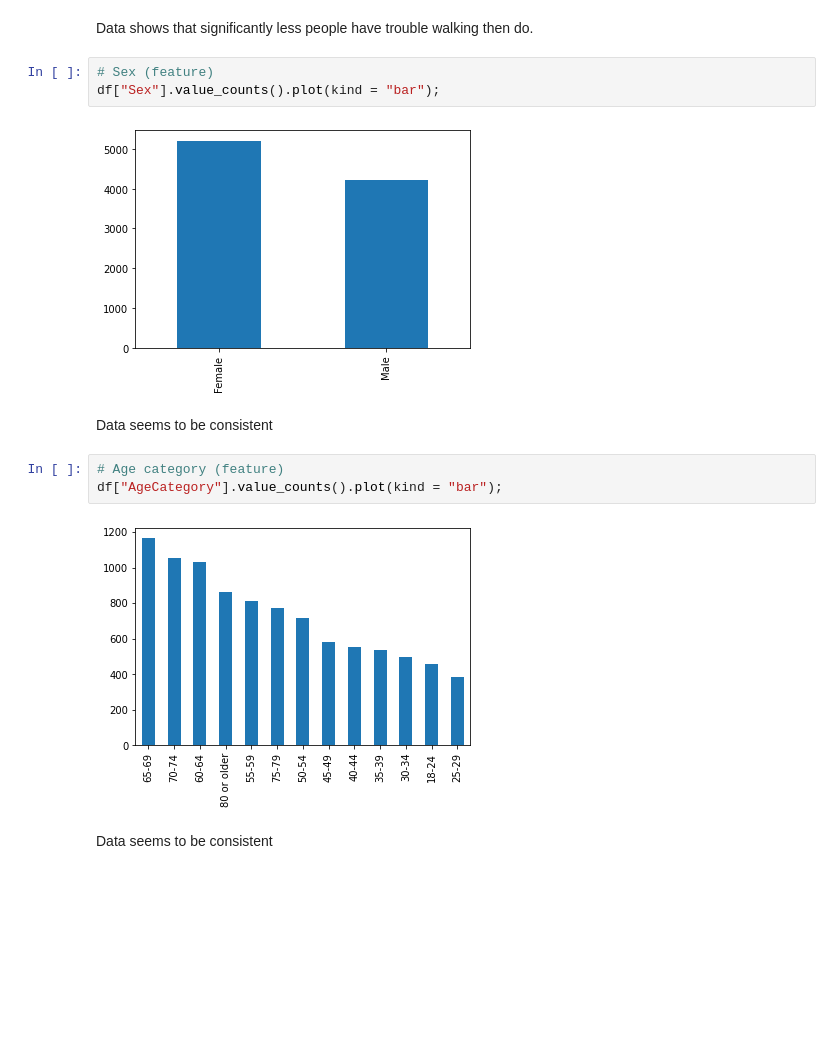
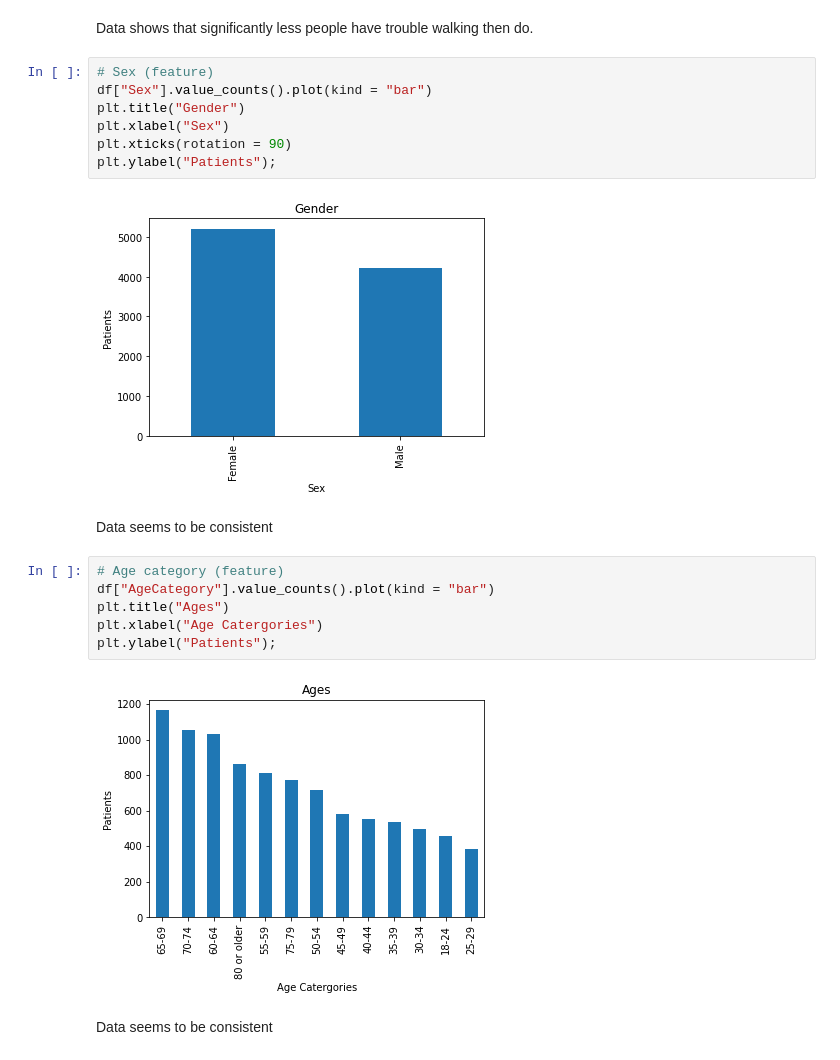
Before and after one commit to slagana8/Heart_Disease_Indicators, a Jupyter notebook: Indicators_of_Heart_Disease.ipynb, the cells around one changed output. Drawn from its saved outputs; the diff is of its cells as text; blank space fills up the shorter version.

```diff
--- a/Indicators_of_Heart_Disease.ipynb
+++ b/Indicators_of_Heart_Disease.ipynb
@@ -218,16 +251,23 @@ df["DiffWalking"].value_counts().plot(kind = "bar");
 Data shows that significantly less people have trouble walking then do.
 # %%
 # Sex (feature)
-df["Sex"].value_counts().plot(kind = "bar");
+df["Sex"].value_counts().plot(kind = "bar")
+plt.title("Gender")
+plt.xlabel("Sex")
+plt.xticks(rotation = 90)
+plt.ylabel("Patients");
 # %% [output]
-[figure, old version]
+[figure, new version]
 # %% [markdown]
 Data seems to be consistent
 # %%
 # Age category (feature)
-df["AgeCategory"].value_counts().plot(kind = "bar");
+df["AgeCategory"].value_counts().plot(kind = "bar")
+plt.title("Ages")
+plt.xlabel("Age Catergories")
+plt.ylabel("Patients");
 # %% [output]
-[figure, old version]
+[figure, new version]
 # %% [markdown]
 Data seems to be consistent
 # %%
```
Also changed, not shown: parts of 62 cells of this notebook.
